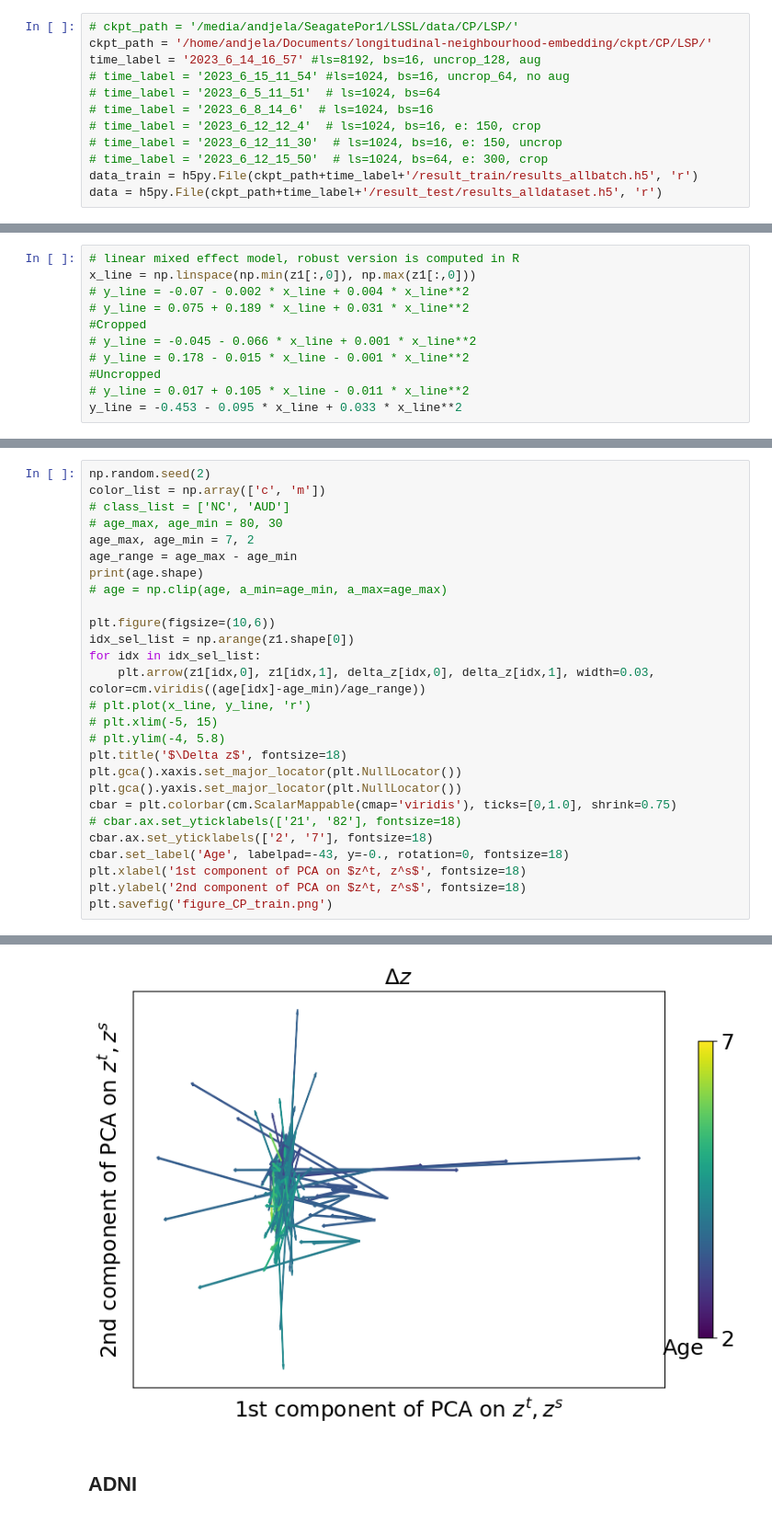
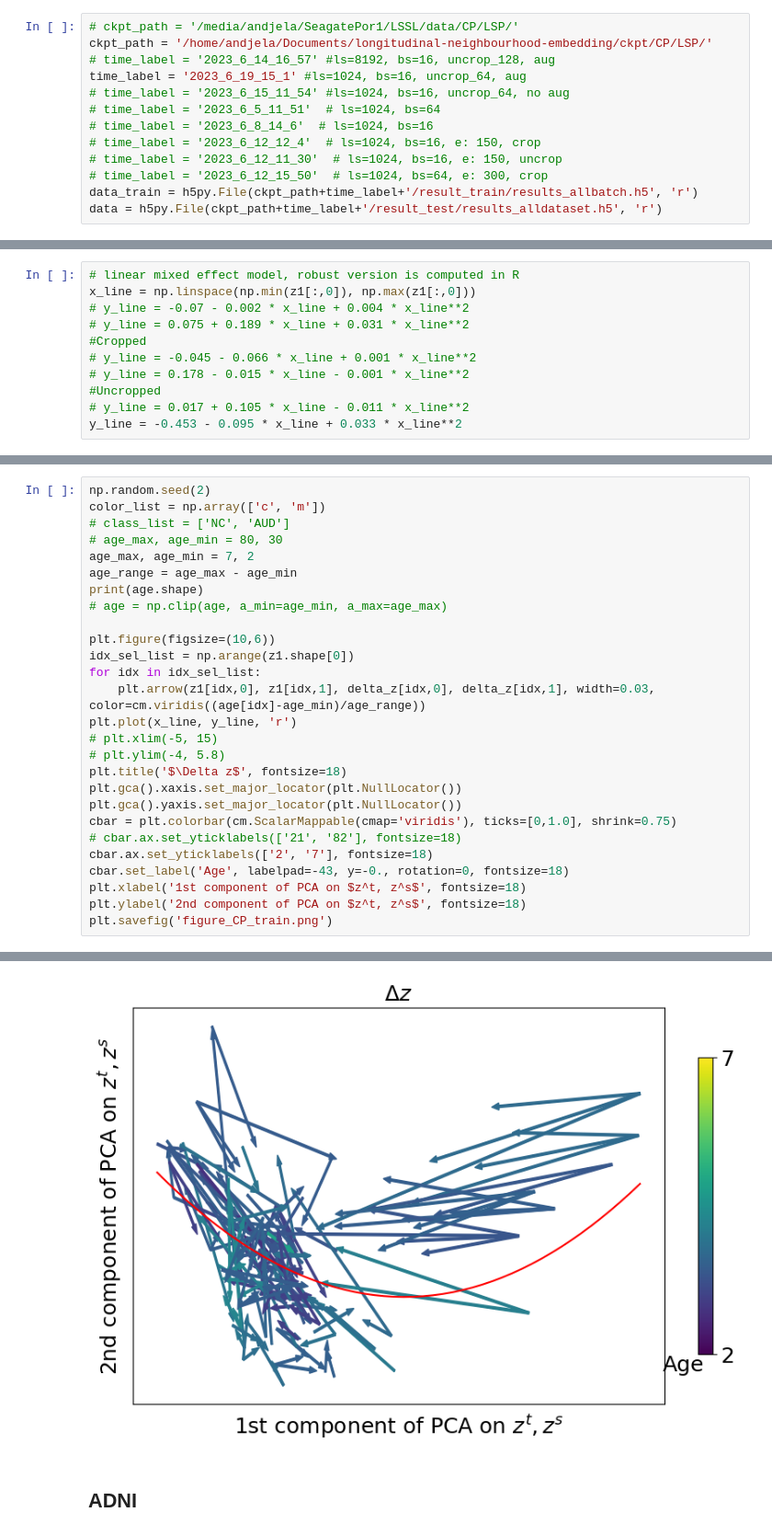
Before and after one commit to Andjelaaaa/longitudinal-neighbourhood-embedding, a Jupyter notebook: src/visualization.ipynb, the cells around one changed output, grey strips where cells are left out. Shown at 92% size. Cells and saved outputs as stored; diff of their text form.

```diff
--- a/src/visualization.ipynb
+++ b/src/visualization.ipynb
@@ -180,7 +180,8 @@ val (38, 5)
 # %%
 # ckpt_path = '/media/andjela/SeagatePor1/LSSL/data/CP/LSP/'
 ckpt_path = '/home/andjela/Documents/longitudinal-neighbourhood-embedding/ckpt/CP/LSP/'
-time_label = '2023_6_14_16_57' #ls=8192, bs=16, uncrop_128, aug
+# time_label = '2023_6_14_16_57' #ls=8192, bs=16, uncrop_128, aug
+time_label = '2023_6_19_15_1' #ls=1024, bs=16, uncrop_64, aug
 # time_label = '2023_6_15_11_54' #ls=1024, bs=16, uncrop_64, no aug
 # time_label = '2023_6_5_11_51'  # ls=1024, bs=64
 # time_label = '2023_6_8_14_6'  # ls=1024, bs=16
@@ -459,7 +464,7 @@ plt.figure(figsize=(10,6))
 idx_sel_list = np.arange(z1.shape[0])
 for idx in idx_sel_list:
     plt.arrow(z1[idx,0], z1[idx,1], delta_z[idx,0], delta_z[idx,1], width=0.03, color=cm.viridis((age[idx]-age_min)/age_range))
-# plt.plot(x_line, y_line, 'r')
+plt.plot(x_line, y_line, 'r')
 # plt.xlim(-5, 15)
 # plt.ylim(-4, 5.8)
 plt.title('$\Delta z$', fontsize=18)
@@ -477,4 +482,4 @@ plt.savefig('figure_CP_train.png')
-[figure, old version]
+[figure, new version]
 # %% [markdown]
 ## ADNI
 # %%
```
Also changed, not shown: parts of 15 cells of this notebook, 4 other files.
